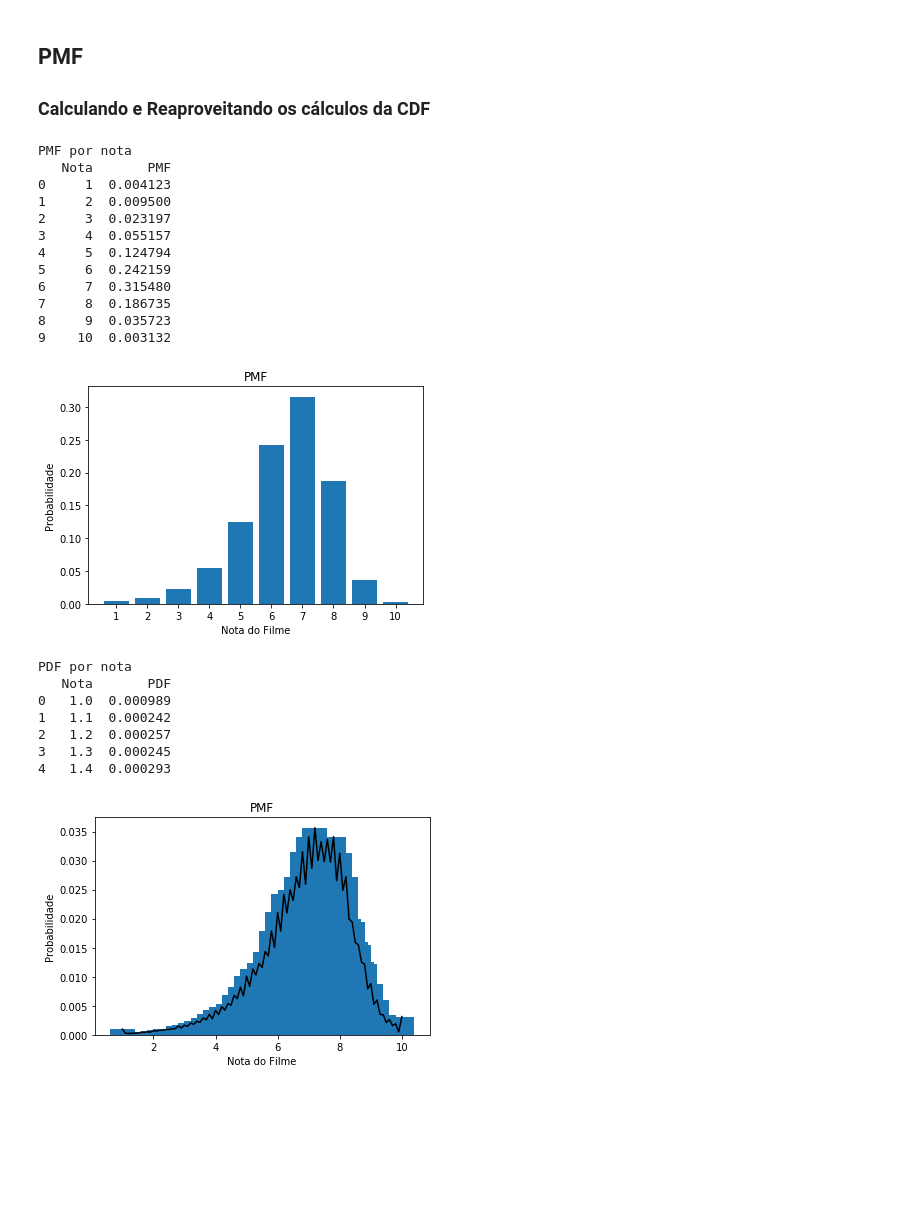
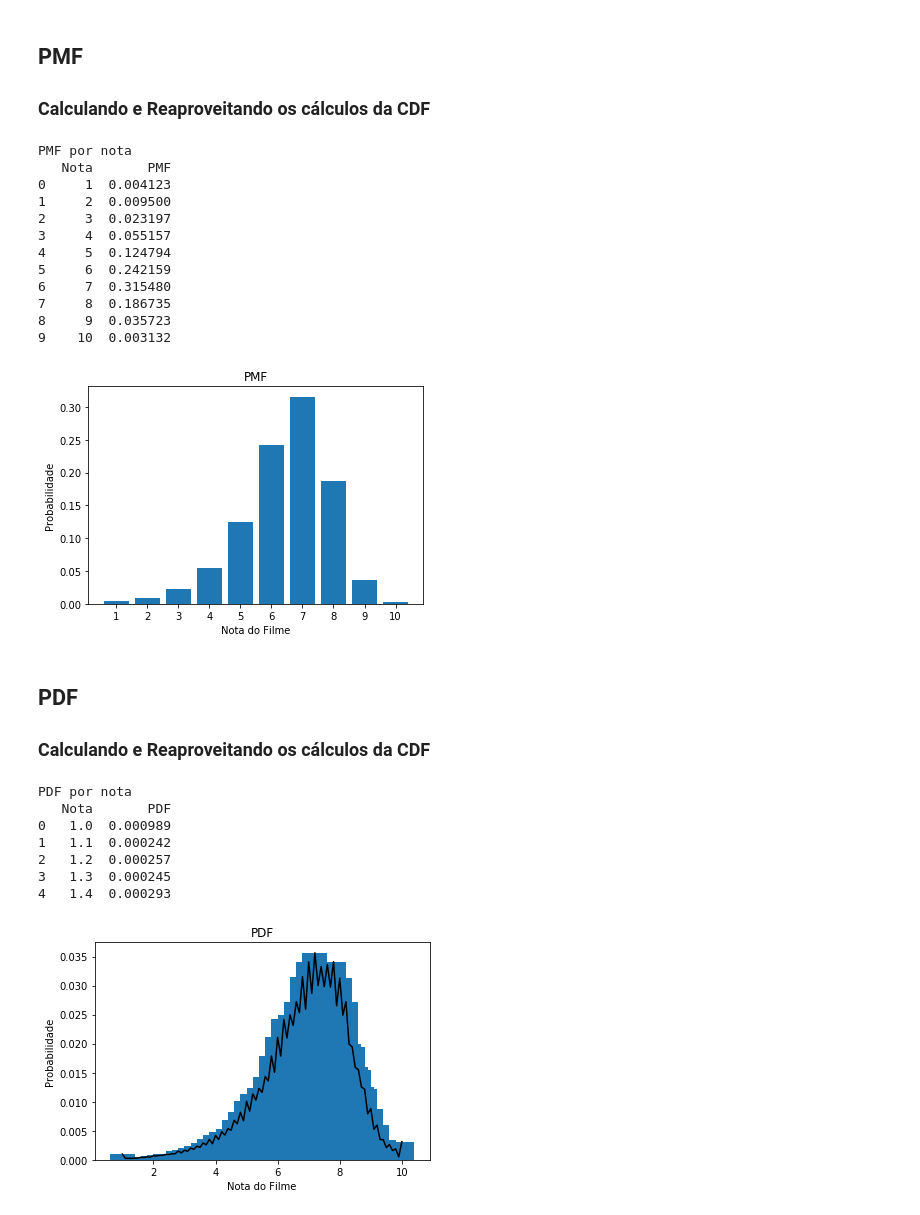
Before and after one commit to ArtFicer/PGCC-MQ, a Jupyter notebook: MQ01.ipynb, the cells around one changed output. Saved outputs shown, nothing was run; the diff lists cells and outputs as text; code cells hidden in the pictures; blank space fills up the shorter version.

```diff
--- a/MQ01.ipynb
+++ b/MQ01.ipynb
@@ -9,7 +9,7 @@ import pandas as pd
 #### Base do IMDB de ranking de filmes
 # %%
 import matplotlib.pyplot as plt
-df = pd.read_csv(r'C:\Users\pe-ri\Documents\Python Scripts\PGCC-Métodos Quantitativos\PGCC-MQ\data.csv', delimiter='\t', low_memory=False)
+df = pd.read_csv('/home/allan/Downloads/metodosquantitativos/data.csv', delimiter='\t', low_memory=False)
 print(df.head())
 df.describe()
 # %% [output]
@@ -204,4 +204,4 @@ PMF por nota
 7     8  0.186735
 8     9  0.035723
 9    10  0.003132
-[figure, old version]
+[figure, new version]
@@ -211,24 +208,27 @@ PMF por nota
+# %% [markdown]
+## PDF
+### Calculando e Reaproveitando os cálculos da CDF
 # %%
 # Criando tabela de relação nota PMF
 data = {'Nota':eixoXC, 'PDF':probabilidadeC}
 pmf = pd.DataFrame(data)
 
 print("PDF por nota")
 print(pmf.head())
 
 """Plotando"""
 plt.xlabel('Nota do Filme')
 plt.ylabel('Probabilidade')
-plt.title('PMF')
+plt.title('PDF')
 plt.bar(eixoXC, probabilidadeC, label='PMF')
 plt.plot(eixoXC, probabilidadeC, color='k',label='CDF Continua')
 plt.show()
 # %% [output]
 PDF por nota
    Nota       PDF
 0   1.0  0.000989
 1   1.1  0.000242
 2   1.2  0.000257
 3   1.3  0.000245
 4   1.4  0.000293
-[figure, old version]
+[figure, new version]
```
Also changed, not shown: parts of 12 cells of this notebook.
